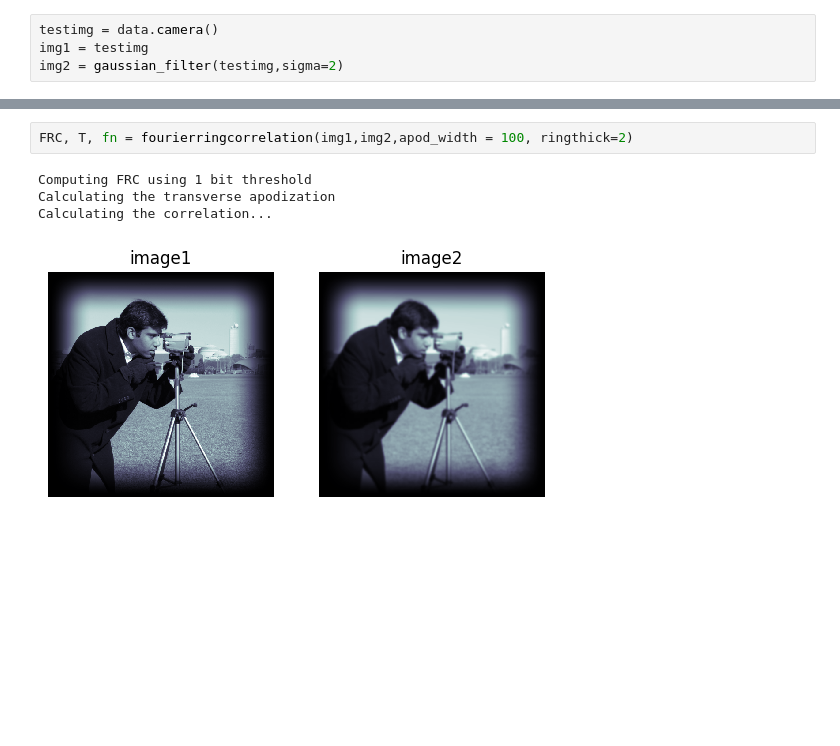
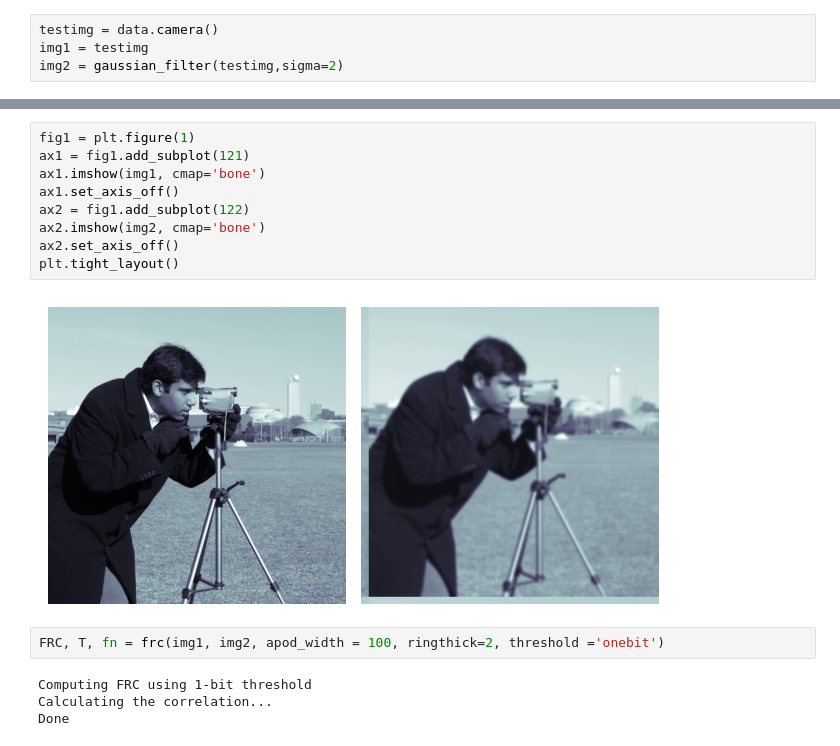
Before and after one commit to ptycho/ptypy, a Jupyter notebook: ptypy/utils/test_FRC.ipynb, the cells around one changed output, grey strips where cells are left out. Drawn from its saved outputs; the diff is of its cells as text; blank space fills up the shorter version.

```diff
--- a/ptypy/utils/test_FRC.ipynb
+++ b/ptypy/utils/test_FRC.ipynb
@@ -15,9 +46,19 @@ shift = (-12.4,13.32)
 img2 = np.fft.ifft2(fourier_shift(np.fft.fft2(img2),shift)).real
+# %%
+fig1 = plt.figure(1)
+ax1 = fig1.add_subplot(121)
+ax1.imshow(img1, cmap='bone')
+ax1.set_axis_off()
+ax2 = fig1.add_subplot(122)
+ax2.imshow(img2, cmap='bone')
+ax2.set_axis_off()
+plt.tight_layout()
+# %% [output]
+[figure, added]
 # %%
-FRC, T, fn = fourierringcorrelation(img1,img2,apod_width = 100, ringthick=2)
+FRC, T, fn = frc(img1, img2, apod_width = 100, ringthick=2, threshold ='onebit')
 # %% [output]
-Computing FRC using 1 bit threshold
-Calculating the transverse apodization
+Computing FRC using 1-bit threshold
 Calculating the correlation...
+Done
-[figure, removed]
 # %%
```
Also changed, not shown: parts of 17 cells of this notebook, 1 other file.
